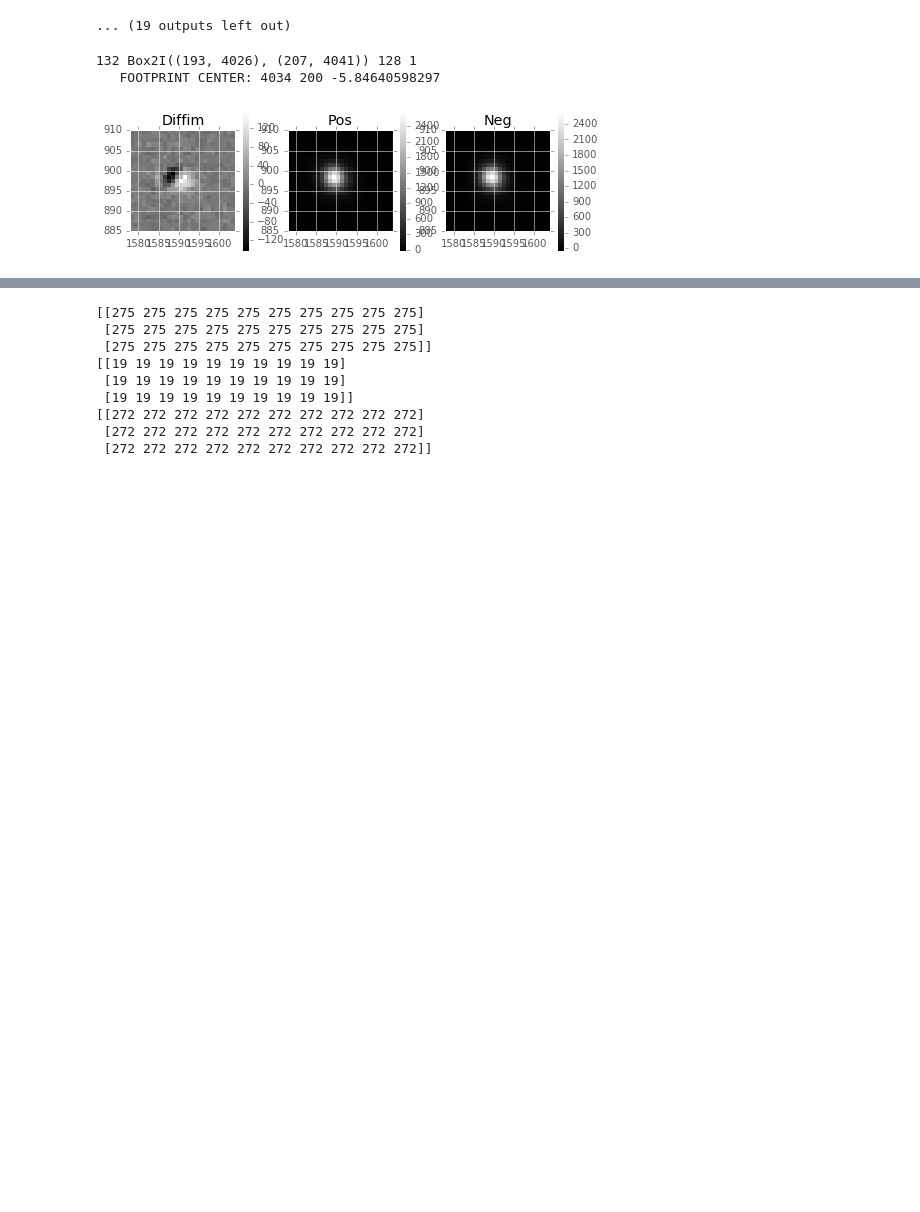
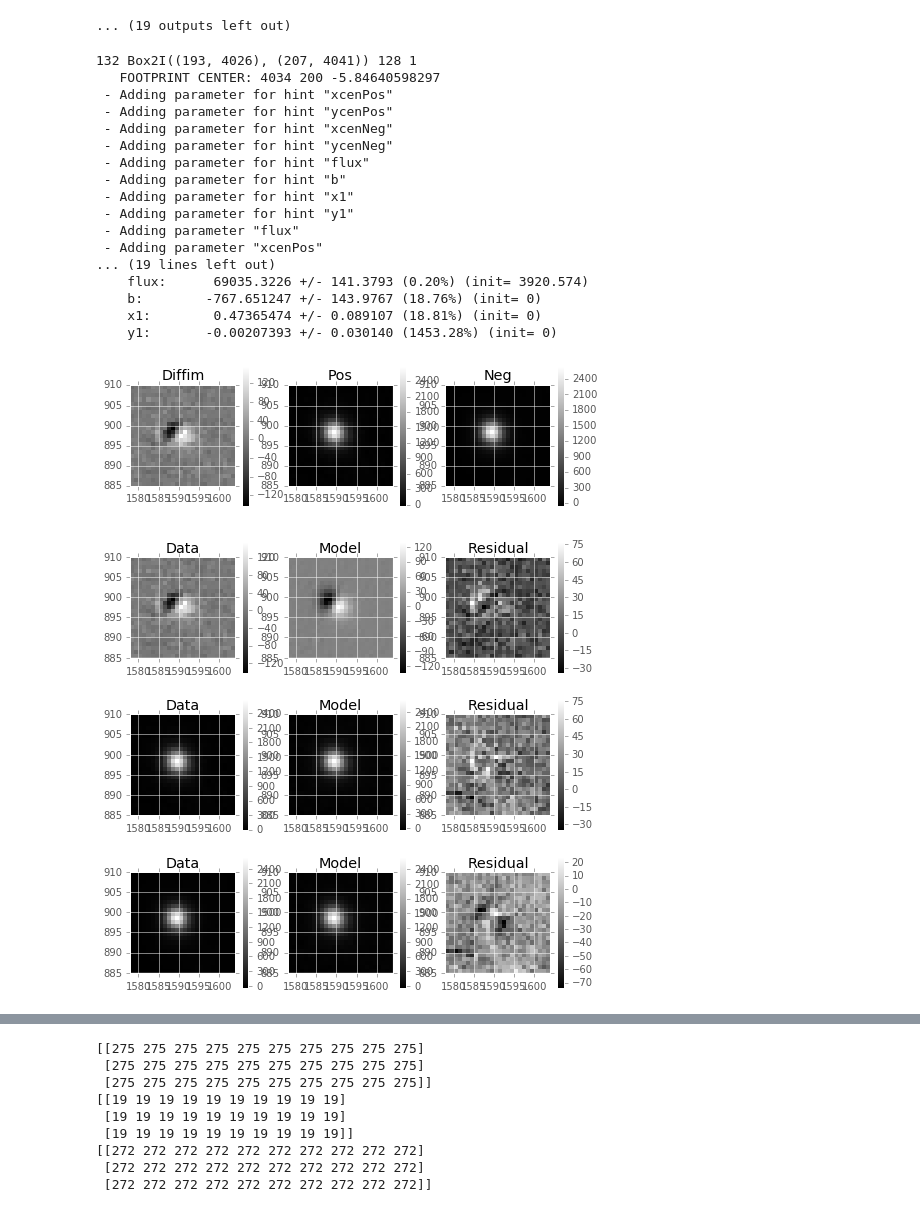
Before and after one commit to lsst/ip_diffim, a Jupyter notebook: test fit dipoles on decam data.ipynb, the cells around one changed output, grey strips where cells are left out. Cells and saved outputs as stored; diff of their text form; code cells hidden in the pictures; blank space fills up the shorter version.

```diff
--- a/test fit dipoles on decam data.ipynb
+++ b/test fit dipoles on decam data.ipynb
@@ -128,14 +130,34 @@ for i,s in enumerate(catalog):
 [figure]
 ... (19 outputs left out)
 # %%
-i = 132; s = catalog[i]
+i = 132; s = sources[i]
 print i, fp.getBBox(), fp.getNpix(), len(fp.getPeaks())
 for pk in fp.getPeaks():
     print '   FOOTPRINT CENTER:', pk.getIy(), pk.getIx(), pk.getPeakValue()
 
 dft.DipolePlotUtils.displayCutouts(s, diffim, posImage, negImage)
+
+result, fitObj = dft.DipoleFitAlgorithm.fitDipole_new(
+    diffim, s, posImage, negImage, rel_weight=0.5, separateNegParams=False,
+    verbose=True, display=True, return_fitObj=True)
 # %% [output]
 132 Box2I((193, 4026), (207, 4041)) 128 1
    FOOTPRINT CENTER: 4034 200 -5.84640598297
+ - Adding parameter for hint "xcenPos"
+ - Adding parameter for hint "ycenPos"
+ - Adding parameter for hint "xcenNeg"
+ - Adding parameter for hint "ycenNeg"
+ - Adding parameter for hint "flux"
+ - Adding parameter for hint "b"
+ - Adding parameter for hint "x1"
+ - Adding parameter for hint "y1"
+ - Adding parameter "flux"
+ - Adding parameter "xcenPos"
+... (19 lines left out)
+    flux:      69035.3226 +/- 141.3793 (0.20%) (init= 3920.574)
+    b:        -767.651247 +/- 143.9767 (18.76%) (init= 0)
+    x1:        0.47365474 +/- 0.089107 (18.81%) (init= 0)
+    y1:       -0.00207393 +/- 0.030140 (1453.28%) (init= 0)
 [figure]
+[figure, added]
 # %%
```
Also changed, not shown: parts of 13 cells of this notebook, 1 other file.
